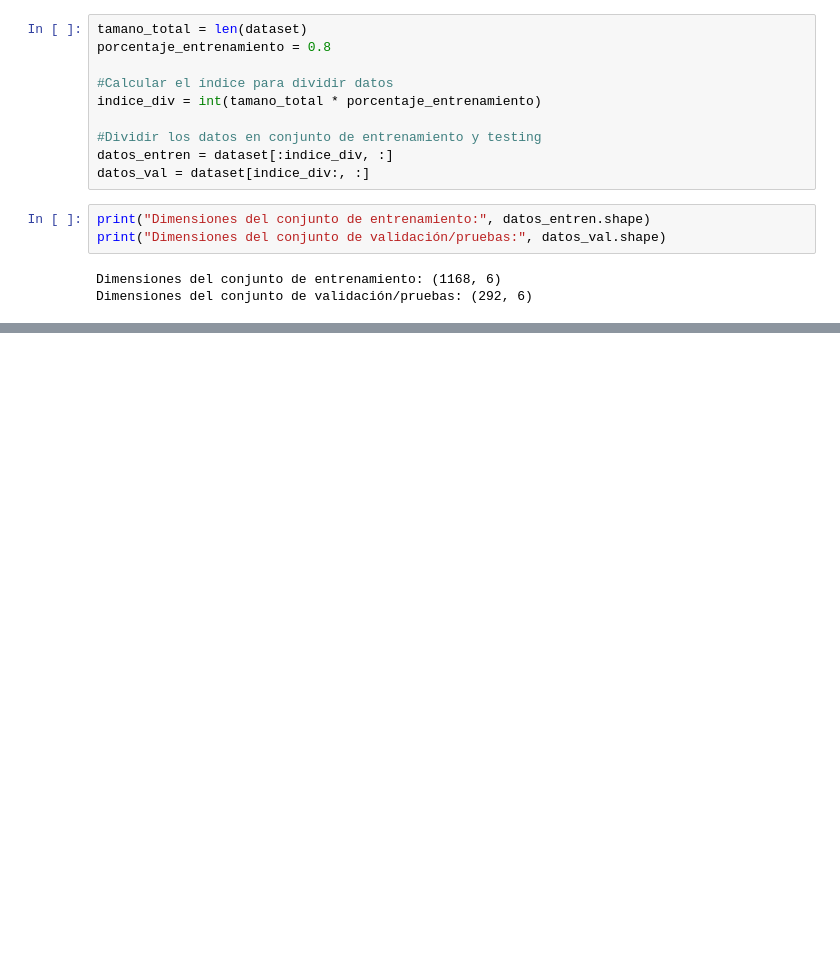
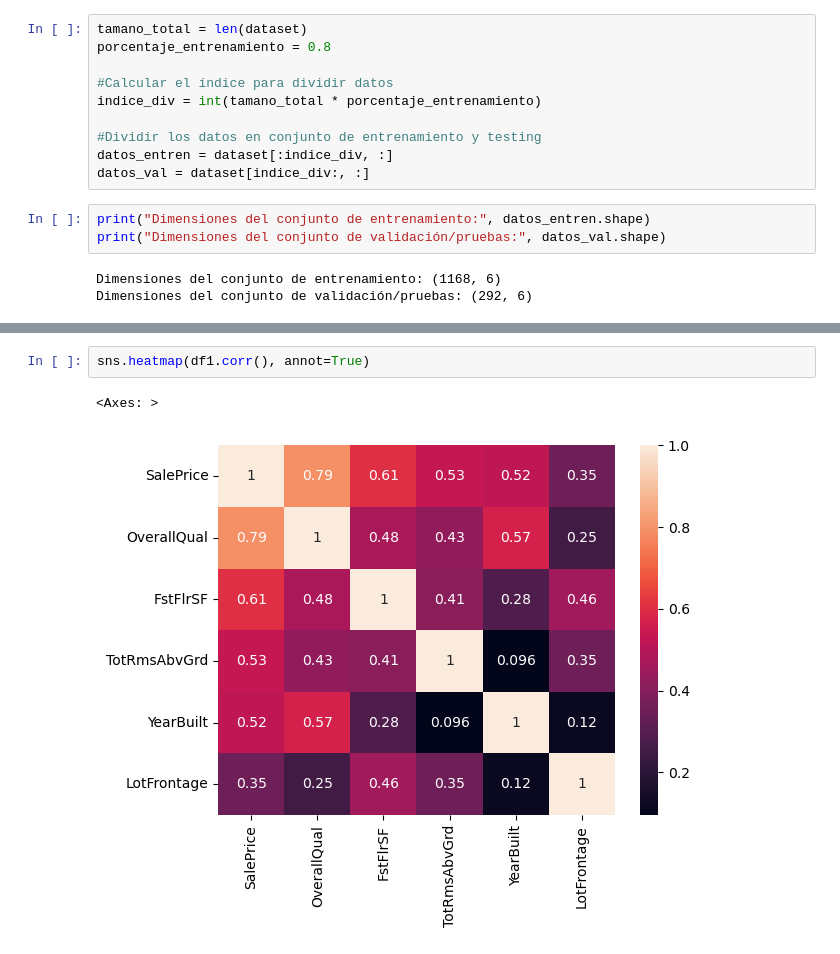
Before and after one commit to dihego2402/ASfifds, a Jupyter notebook: Proyecto.ipynb, the cells around one changed output, grey strips where cells are left out. Cells and saved outputs as stored; diff of their text form; blank space fills up the shorter version.

```diff
--- a/Proyecto.ipynb
+++ b/Proyecto.ipynb
@@ -175,0 +215,5 @@ plt.show()
+# %%
+sns.heatmap(df1.corr(), annot=True)
+# %% [output]
+<Axes: >
+[figure, added]
```
Also changed, not shown: parts of 8 cells of this notebook.
